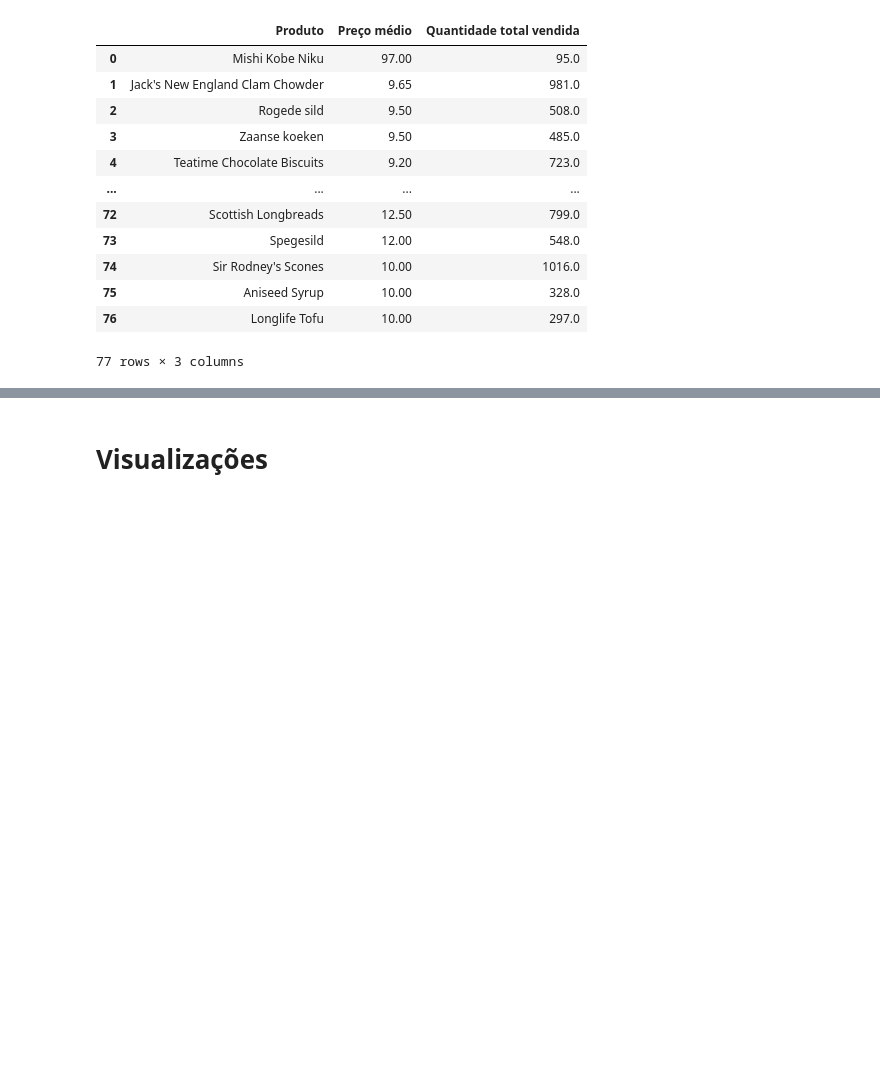
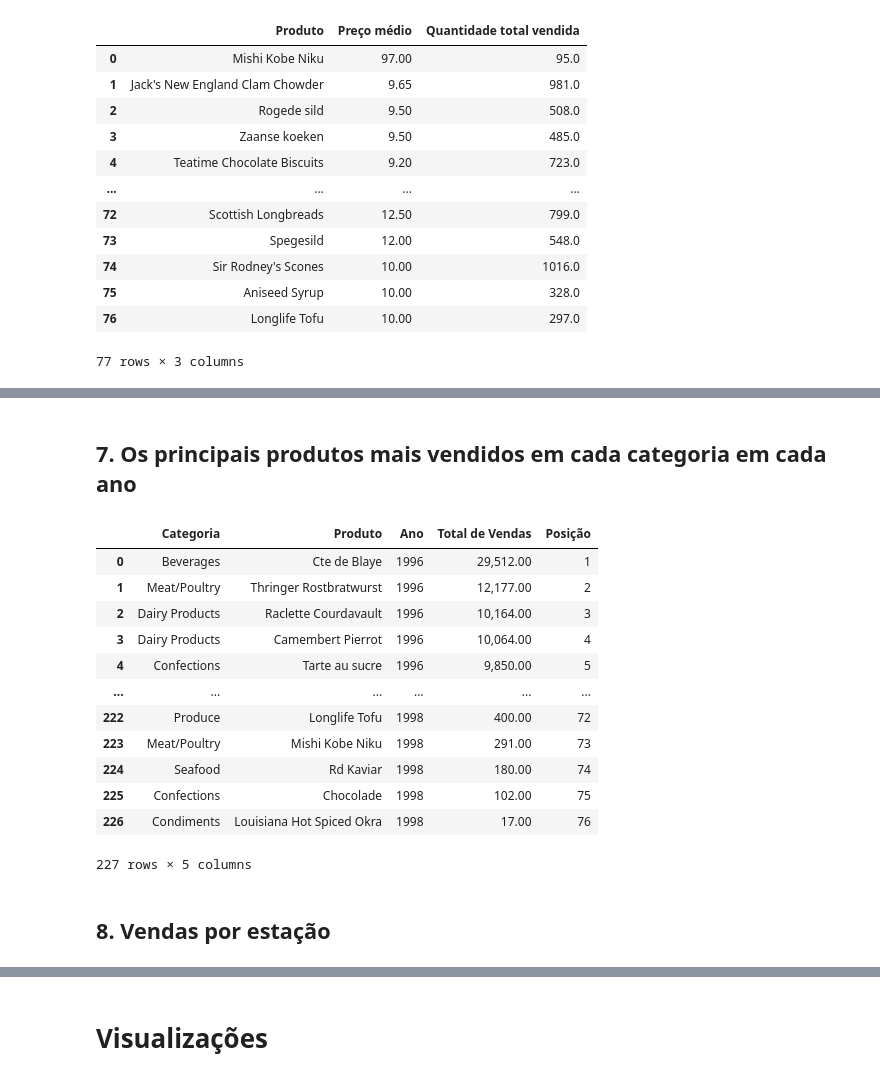
Before and after one commit to antonieti/Trabalho-big-data, a Jupyter notebook: Trabalho Big Data.ipynb, the cells around one changed output, grey strips where cells are left out. Cells and saved outputs as stored; diff of their text form; code cells hidden in the pictures; blank space fills up the shorter version.

```diff
--- a/Trabalho Big Data.ipynb
+++ b/Trabalho Big Data.ipynb
@@ -254,0 +185,32 @@ sales_per_supplier
+# %% [markdown]
+## 7. Os principais produtos mais vendidos em cada categoria em cada ano
+# %%
+product_per_category_per_year = pd.read_sql("WITH order_values AS( \
+                                            SELECT c.CategoryName AS Categoria, p.ProductName AS Produto, \
+                                            YEAR(o.OrderDate) as Ano, FORMAT(SUM(od.Quantity*od.UnitPrice),2) AS 'Total de Vendas', \
+                                            RANK() OVER( \
+                                            PARTITION BY YEAR(o.OrderDate) ORDER BY SUM(od.Quantity*od.UnitPrice ) DESC\
+                                            ) 'Posição' FROM northwind.Categories c \
+                                            INNER JOIN northwind.Products p ON p.CategoryID = c.CategoryID \
+                                            INNER JOIN northwind.`Order Details` od on od.ProductID = p.ProductID \
+                                            INNER JOIN northwind.Orders o ON od.OrderID = o.OrderID \
+                                            GROUP BY Categoria, Produto, Ano) \
+                                            SELECT * FROM order_values WHERE 'Posição' <=3" , con=db_connection)
+# %%
+product_per_category_per_year
+# %% [output]
+|  | Categoria | Produto | Ano | Total de Vendas | Posição |
+| 0 | Beverages | Cte de Blaye | 1996 | 29,512.00 | 1 |
+| 1 | Meat/Poultry | Thringer Rostbratwurst | 1996 | 12,177.00 | 2 |
+| 2 | Dairy Products | Raclette Courdavault | 1996 | 10,164.00 | 3 |
+| 3 | Dairy Products | Camembert Pierrot | 1996 | 10,064.00 | 4 |
+| 4 | Confections | Tarte au sucre | 1996 | 9,850.00 | 5 |
+| ... | ... | ... | ... | ... | ... |
+| 222 | Produce | Longlife Tofu | 1998 | 400.00 | 72 |
+| 223 | Meat/Poultry | Mishi Kobe Niku | 1998 | 291.00 | 73 |
+| 224 | Seafood | Rd Kaviar | 1998 | 180.00 | 74 |
+| 225 | Confections | Chocolade | 1998 | 102.00 | 75 |
+| 226 | Condiments | Louisiana Hot Spiced Okra | 1998 | 17.00 | 76 |
+227 rows × 5 columns
+# %% [markdown]
+## 8. Vendas por estação
```
Also changed, not shown: parts of 23 cells of this notebook.
